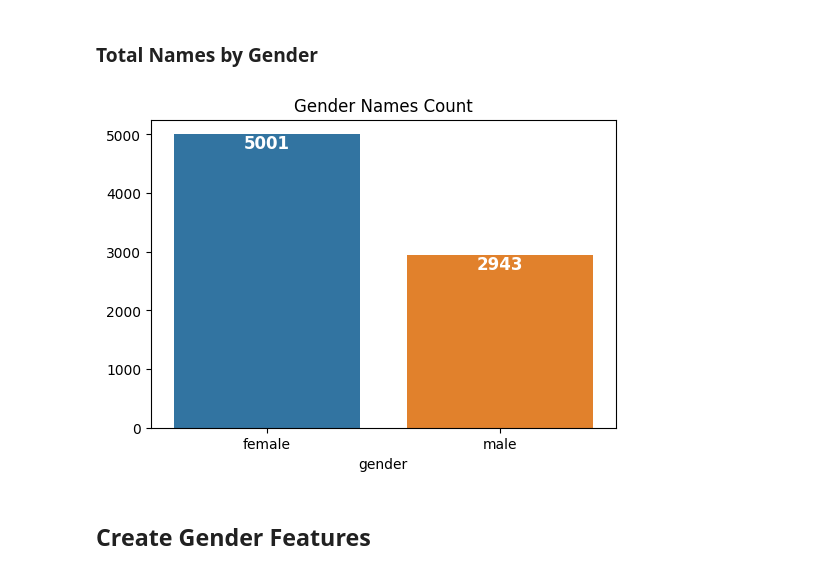
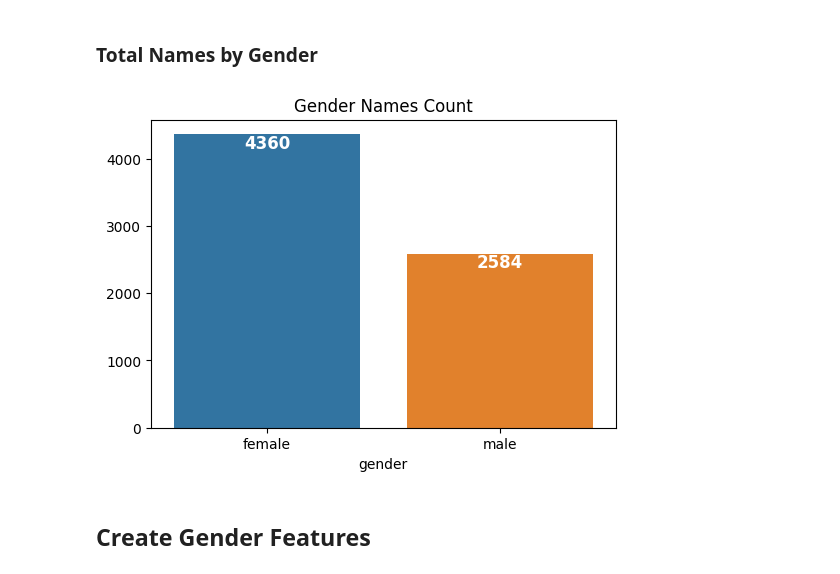
Before and after one commit to hellojohncruz/DATA-620, a Jupyter notebook: Project 3/names.ipynb, the cells around one changed output. Cells and saved outputs as stored; diff of their text form; code cells hidden in the pictures.

```diff
--- a/Project 3/names.ipynb
+++ b/Project 3/names.ipynb
@@ -70,19 +70,19 @@ Test Set:  500
 ### Total Names by Gender
 # %%
 plt.figure(figsize=(6, 4))
-ax = sns.countplot(data=names_df, x='gender', hue='gender')
+ax = sns.countplot(data=train_set, x='gender', hue='gender')
 
 for p in ax.patches:
     ax.annotate(f'{int(p.get_height())}',
                 (p.get_x() + p.get_width() / 2., p.get_height() - 0.1),  # Slightly below the top
                 ha='center', va='top', fontsize=12, color='white', fontweight='bold')
 
 
 plt.title('Gender Names Count')
 plt.ylabel('')
 plt.show()
 # %% [output]
-[figure, old version]
+[figure, new version]
 # %% [markdown]
 ## Create Gender Features
 # %%
```
Also changed, not shown: parts of 9 cells of this notebook.
